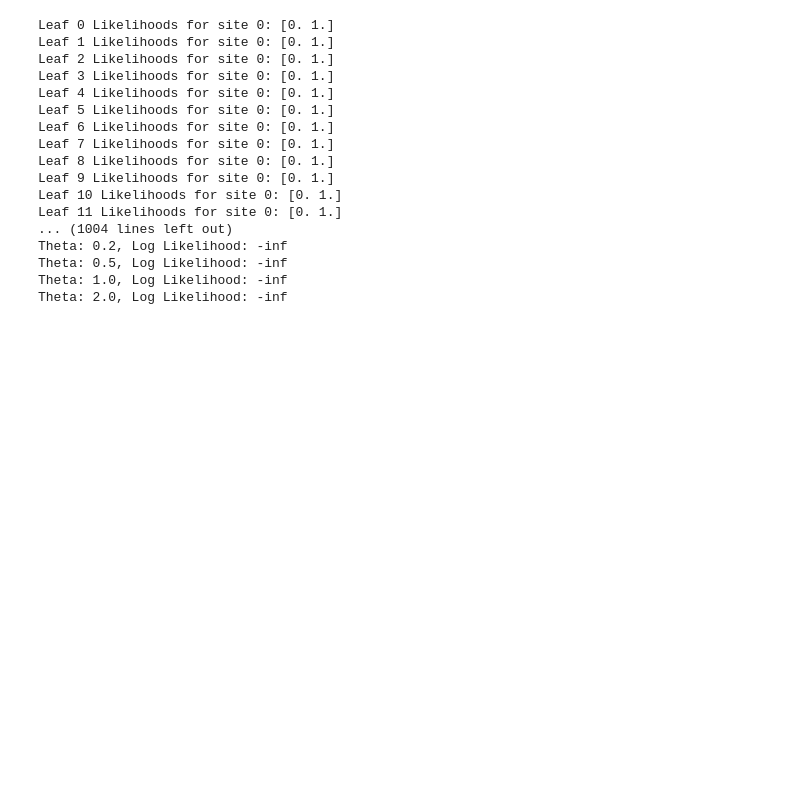
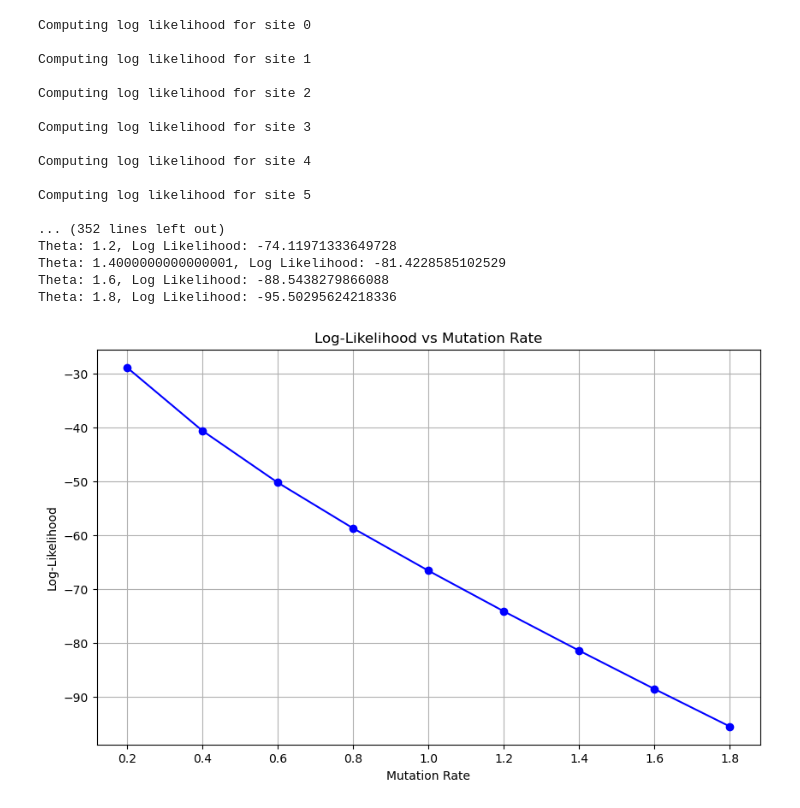
Before and after one commit to shlokmishra/ts-mcmc, a Jupyter notebook: test.ipynb, the cells around one changed output. Saved outputs shown, nothing was run; the diff lists cells and outputs as text; code cells hidden in the pictures; blank space fills up the shorter version.

Commit message:
thinning code modified for trees along with improvements in likelihood calculations

```diff
--- a/test.ipynb
+++ b/test.ipynb
@@ -36,17 +33,12 @@ import random
 import scipy.special
 import math
 
-def compute_log_likelihood_for_thetas(tree, theta_values):
+def compute_log_likelihood_for_thetas(tree, theta_values, pi):
     log_likelihoods = []
 
     for theta in theta_values:
         # Calculate the log likelihood with the given mutation rate (theta)
-        likelihood = tree.compute_likelihood(theta)
-        if likelihood > 0:
-            log_likelihood = math.log(likelihood)
-        else:
-            log_likelihood = float('-inf')  # Log of zero is -inf
-        print(f"Theta: {theta}, Likelihood: {likelihood}, Log Likelihood: {log_likelihood}")
+        log_likelihood = tree.compute_log_likelihood(theta, pi)
         log_likelihoods.append(log_likelihood)
 
     return log_likelihoods
@@ -94,35 +103,39 @@ Sequences:
 # %%
-
-# Initialize the tree
-sample_size = 50
-n_states = 2  # For example, binary states
-tree = Tree(sample_size, n_states=n_states, sequences=full_sequences)  # Fix here
-
 # Define theta values to test
-theta_values = [0.1, 0.2, 0.5, 1.0, 2.0]
+theta_values = np.arange(0.2, 2.0, 0.2)
 
 # Compute log likelihoods for thetas
-log_likelihoods = compute_log_likelihood_for_thetas(tree, theta_values)
+log_likelihoods = compute_log_likelihood_for_thetas(tree, theta_values, pi)
 
 # Output the results
 for theta, log_likelihood in zip(theta_values, log_likelihoods):
     print(f"Theta: {theta}, Log Likelihood: {log_likelihood}")
+
+# Plotting
+plt.figure(figsize=(10, 6))
+plt.plot(theta_values, log_likelihoods, marker='o', linestyle='-', color='b')
+plt.xlabel('Mutation Rate')
+plt.ylabel('Log-Likelihood')
+plt.title('Log-Likelihood vs Mutation Rate')
+plt.grid(True)
+plt.show()
 # %% [output]
-Leaf 0 Likelihoods for site 0: [0. 1.]
-Leaf 1 Likelihoods for site 0: [0. 1.]
-Leaf 2 Likelihoods for site 0: [0. 1.]
-Leaf 3 Likelihoods for site 0: [0. 1.]
-Leaf 4 Likelihoods for site 0: [0. 1.]
-Leaf 5 Likelihoods for site 0: [0. 1.]
-Leaf 6 Likelihoods for site 0: [0. 1.]
-Leaf 7 Likelihoods for site 0: [0. 1.]
-Leaf 8 Likelihoods for site 0: [0. 1.]
-Leaf 9 Likelihoods for site 0: [0. 1.]
-Leaf 10 Likelihoods for site 0: [0. 1.]
-Leaf 11 Likelihoods for site 0: [0. 1.]
-... (1004 lines left out)
-Theta: 0.2, Log Likelihood: -inf
-Theta: 0.5, Log Likelihood: -inf
-Theta: 1.0, Log Likelihood: -inf
-Theta: 2.0, Log Likelihood: -inf
+Computing log likelihood for site 0
+
+Computing log likelihood for site 1
+
+Computing log likelihood for site 2
+
+Computing log likelihood for site 3
+
+Computing log likelihood for site 4
+
+Computing log likelihood for site 5
+
+... (352 lines left out)
+Theta: 1.2, Log Likelihood: -74.11971333649728
+Theta: 1.4000000000000001, Log Likelihood: -81.4228585102529
+Theta: 1.6, Log Likelihood: -88.5438279866088
+Theta: 1.8, Log Likelihood: -95.50295624218336
+[figure, added]
 # %%
```
Also changed, not shown: parts of 9 cells of this notebook, 10 other files.
